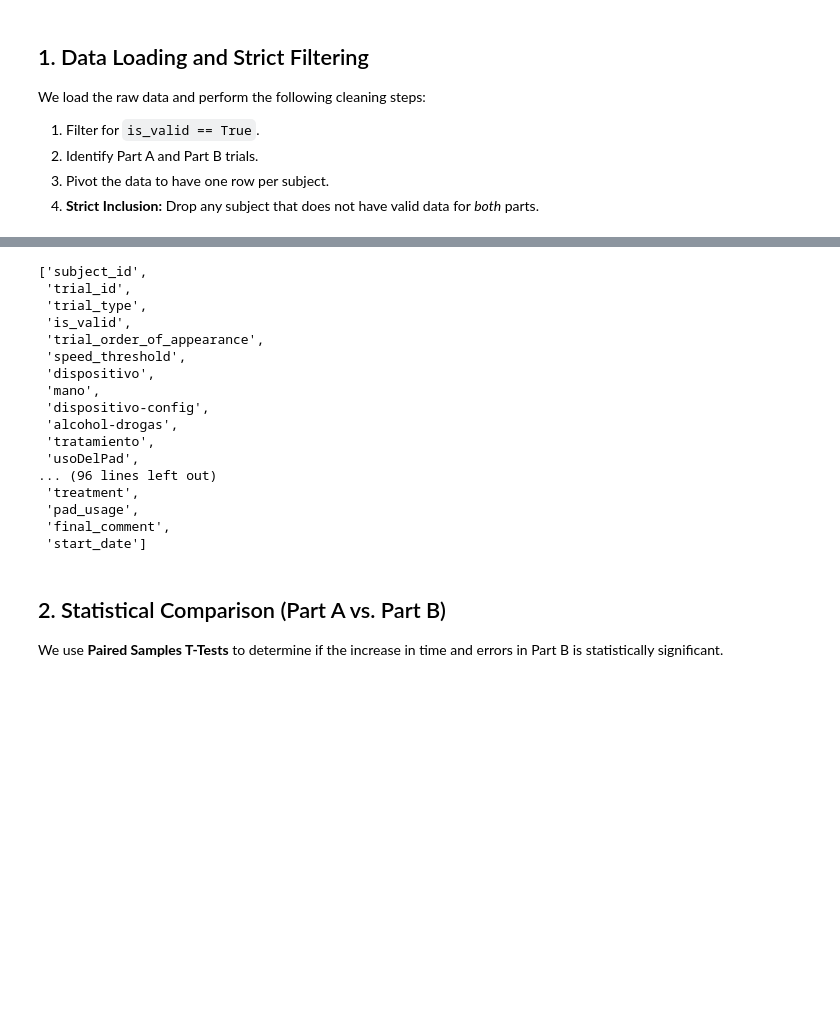
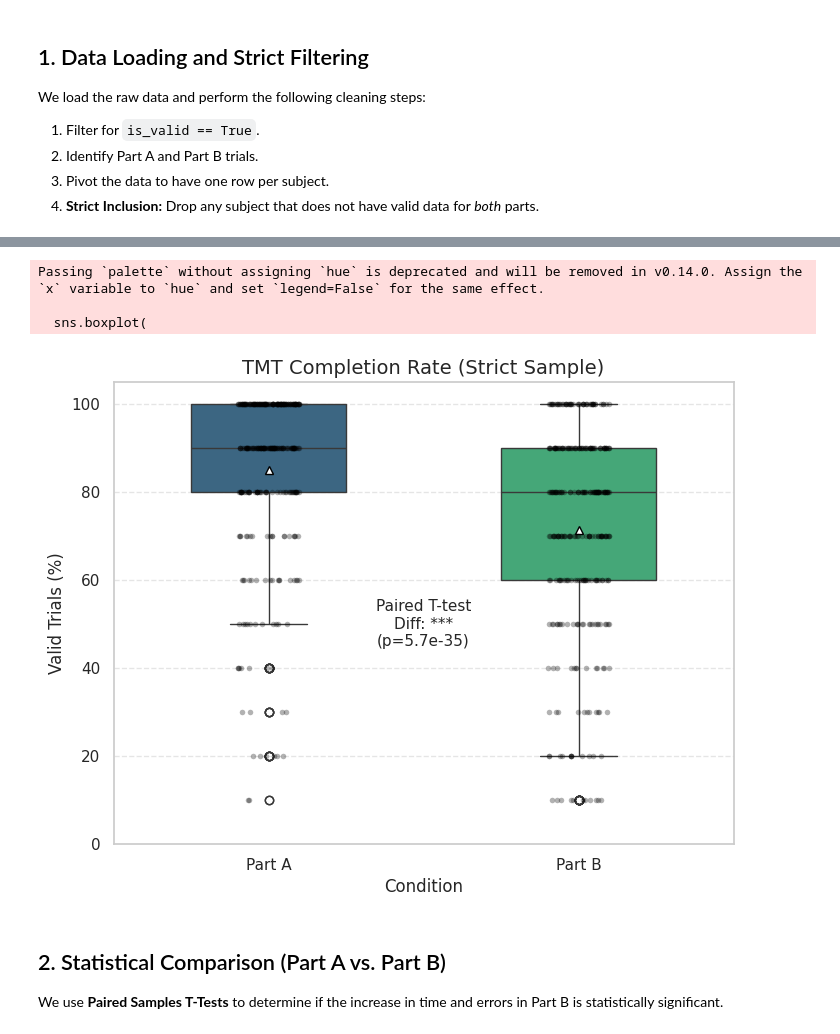
Before and after one commit to gianluca-capelo/datapruebas_analysis, a Jupyter notebook: notebooks/tmt_analysis.ipynb, the cells around one changed output, grey strips where cells are left out. Cells and saved outputs as stored; diff of their text form; code cells hidden in the pictures; blank space fills up the shorter version.

```diff
--- a/notebooks/tmt_analysis.ipynb
+++ b/notebooks/tmt_analysis.ipynb
@@ -100,23 +111,61 @@ Creating columns in Seconds (converted from ms)...
-# %%
-[i for i in df_raw.columns]
-# %% [output]
-['subject_id',
- 'trial_id',
- 'trial_type',
- 'is_valid',
- 'trial_order_of_appearance',
- 'speed_threshold',
- 'dispositivo',
- 'mano',
- 'dispositivo-config',
- 'alcohol-drogas',
- 'tratamiento',
- 'usoDelPad',
-... (96 lines left out)
- 'treatment',
- 'pad_usage',
- 'final_comment',
- 'start_date']
+# %%
+import matplotlib.pyplot as plt
+import seaborn as sns
+from scipy import stats
+
+# Preparar datos para seaborn (formato largo)
+melted_comp = df_tmt[['Pct_A', 'Pct_B']].reset_index().melt(
+    id_vars='subject_id',
+    var_name='Condition',
+    value_name='Completion_Rate'
+)
+melted_comp['Condition'] = melted_comp['Condition'].map({'Pct_A': 'Part A', 'Pct_B': 'Part B'})
+
+# Test estadístico
+t_stat, p_val = stats.ttest_rel(df_tmt['Pct_A'], df_tmt['Pct_B'])
+
+# Plot
+plt.figure(figsize=(8, 6))
+
+# A) Boxplot
+sns.boxplot(
+    data=melted_comp,
+    x='Condition',
+    y='Completion_Rate',
+    palette="viridis",
+    width=0.5,
+    showmeans=True,
+    meanprops={"marker":"^", "markerfacecolor":"white", "markeredgecolor":"black"}
+)
+
+# B) Stripplot (Puntos)
+sns.stripplot(
+    data=melted_comp,
+    x='Condition',
+    y='Completion_Rate',
+    color='black',
+    alpha=0.3,
+    jitter=True,
+    size=4
+)
+
+plt.title('TMT Completion Rate (Strict Sample)', fontsize=14)
+plt.ylabel('Valid Trials (%)')
+plt.ylim(0, 105) # Ajustado para que se vea desde abajo si hay gente con pocos trials
+plt.grid(axis='y', linestyle='--', alpha=0.5)
+
+# Texto estadístico
+sig_text = "***" if p_val < 0.001 else ("**" if p_val < 0.01 else ("*" if p_val < 0.05 else "ns"))
+plt.text(0.5, 50, f'Paired T-test\nDiff: {sig_text}\n(p={p_val:.1e})',
+         ha='center', va='center', fontsize=11,
+         bbox=dict(facecolor='white', alpha=0.9, boxstyle='round'))
+
+plt.show()
+# %% [output]
+Passing `palette` without assigning `hue` is deprecated and will be removed in v0.14.0. Assign the `x` variable to `hue` and set `legend=False` for the same effect.
+
+  sns.boxplot(
+[figure, added]
 # %% [markdown]
 ## 2. Statistical Comparison (Part A vs. Part B)
 
```
Also changed, not shown: parts of 9 cells of this notebook.
